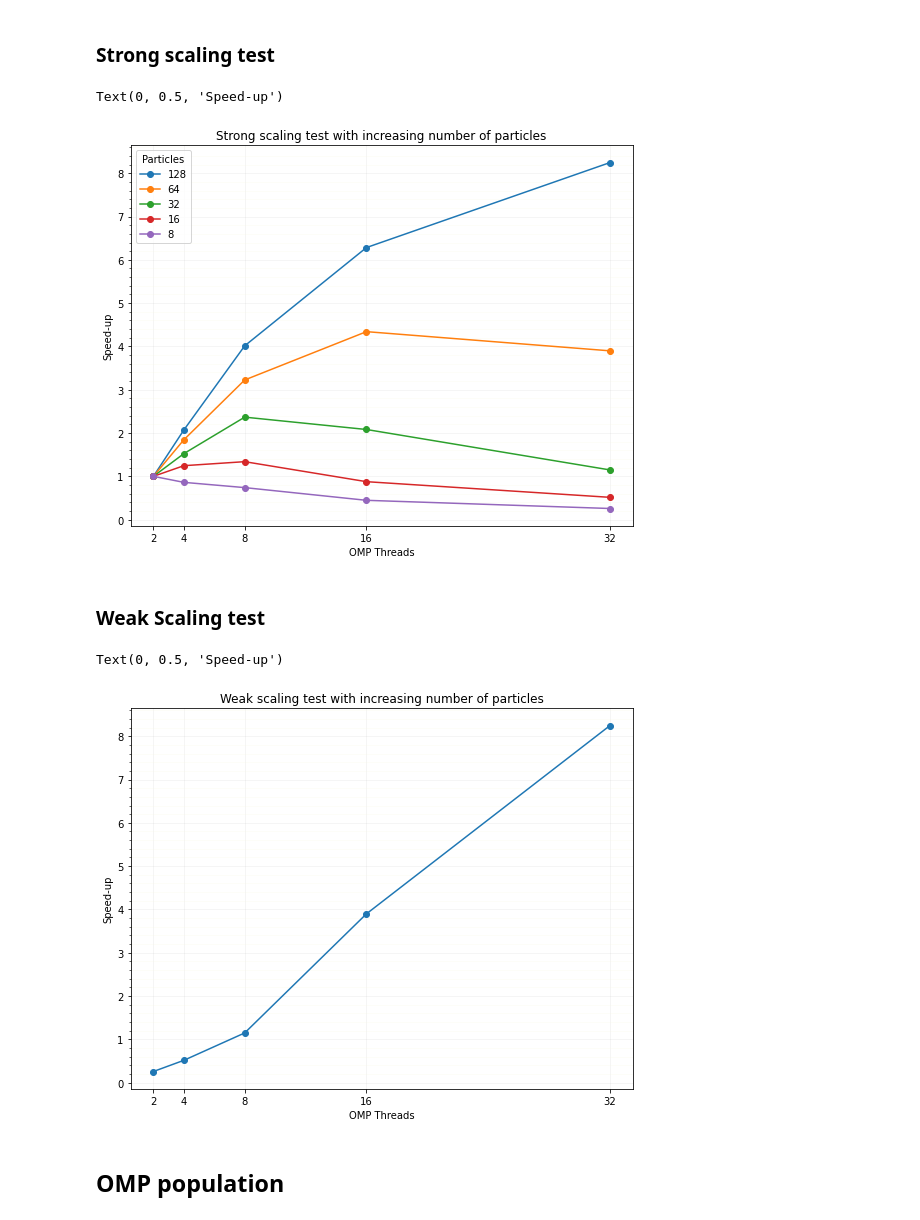
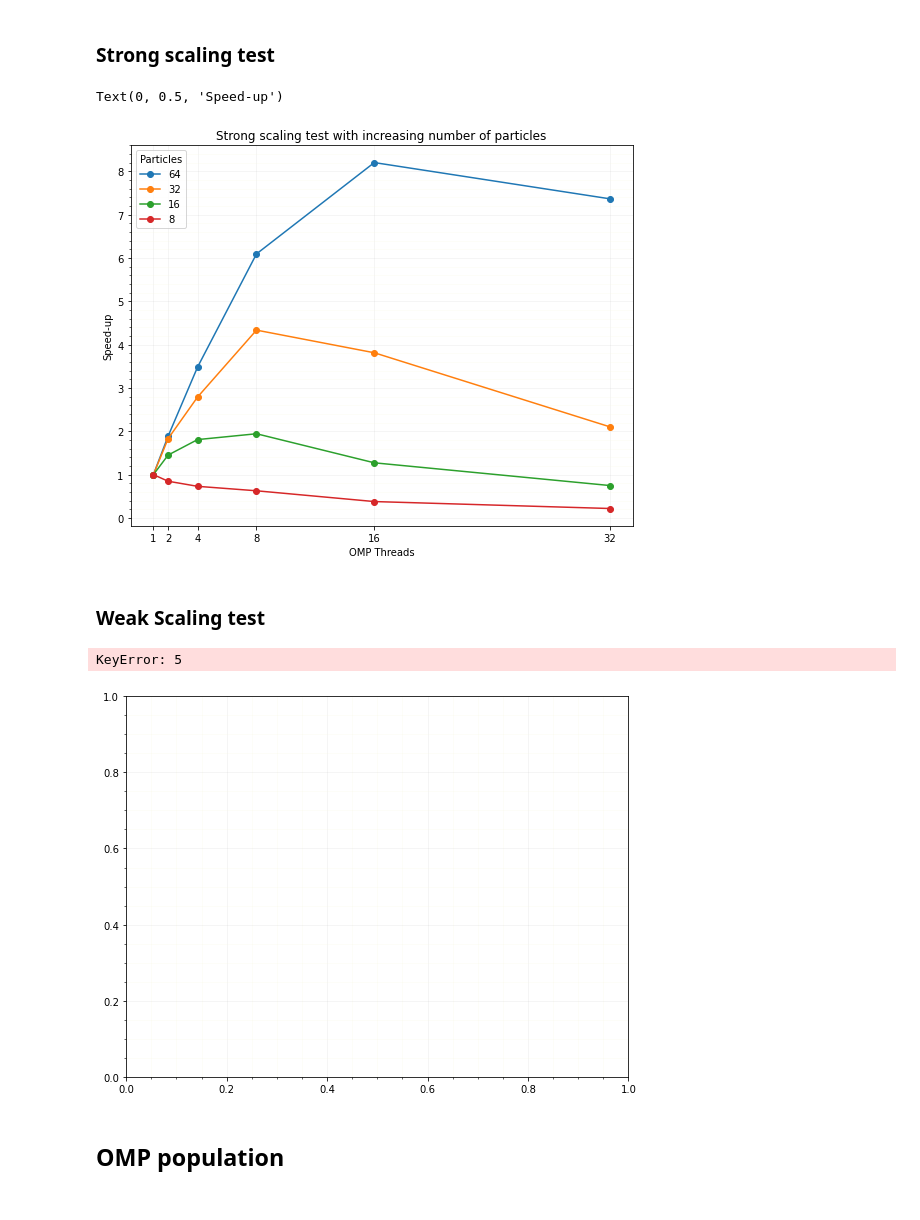
Before and after one commit to matthewdicks98/CSC-HPC-Project, a Jupyter notebook: Experiment2.0.ipynb, the cells around one changed output. Drawn from its saved outputs; the diff is of its cells as text; code cells hidden in the pictures.

Commit message:
more graphs

```diff
--- a/Experiment2.0.ipynb
+++ b/Experiment2.0.ipynb
@@ -5,5 +5,5 @@ import numpy as np
 # %% [markdown]
 ## OMP Particles
 # %%
-omp_particles = pd.read_csv('Results2.0/omp_particles')
+omp_particles = pd.read_csv('Results2.0/omp_particles.txt')
 # %%
@@ -18,5 +18,5 @@ omp_particles.head()
 # %%
-cores = omp_particles[omp_particles[' num_particles']==128]['cores']
+cores = omp_particles[omp_particles[' num_particles']==64]['cores'].unique()
 # %%
 x = omp_particles[(omp_particles[' num_particles']==16)][' elapsed/gen_count'].to_list()[-1]*1000
 # %%
@@ -47,20 +48,20 @@ omp_particles[omp_particles[' num_particles']==128]
 # %%
 plt.figure(figsize=(9,7))
 plt.grid(alpha=0.15)
 plt.minorticks_on()
 plt.grid(which='minor', color='beige', alpha=0.25)
-for num_particles in omp_particles[' num_particles'].unique():
+for num_particles in omp_particles[' num_particles'].unique()[1:]:
     seq_time = omp_particles[(omp_particles[' num_particles']==num_particles)][' elapsed/gen_count'].to_list()[-1]
     plt.plot(cores,seq_time/omp_particles[omp_particles[' num_particles']==num_particles][' elapsed/gen_count'],
              marker='o')
 plt.xticks(ticks = cores)
-plt.legend([128,64,32,16,8],title="Particles")
+plt.legend([128,64,32,16,8][1:],title="Particles")
 plt.title('Strong scaling test with increasing number of particles')
 plt.xlabel('OMP Threads')
 plt.ylabel('Speed-up')
 # %% [output]
 Text(0, 0.5, 'Speed-up')
-[figure, old version]
+[figure, new version]
 # %% [markdown]
 ### Weak Scaling test
 # %%
@@ -82,8 +83,8 @@ plt.title('Weak scaling test with increasing number of particles')
 plt.xlabel('OMP Threads')
 plt.ylabel('Speed-up')
 # %% [output]
-Text(0, 0.5, 'Speed-up')
+KeyError: 5
-[figure, old version]
+[figure, new version]
 # %% [markdown]
 ## OMP population
 # %%
```
Also changed, not shown: parts of 4 cells of this notebook.
